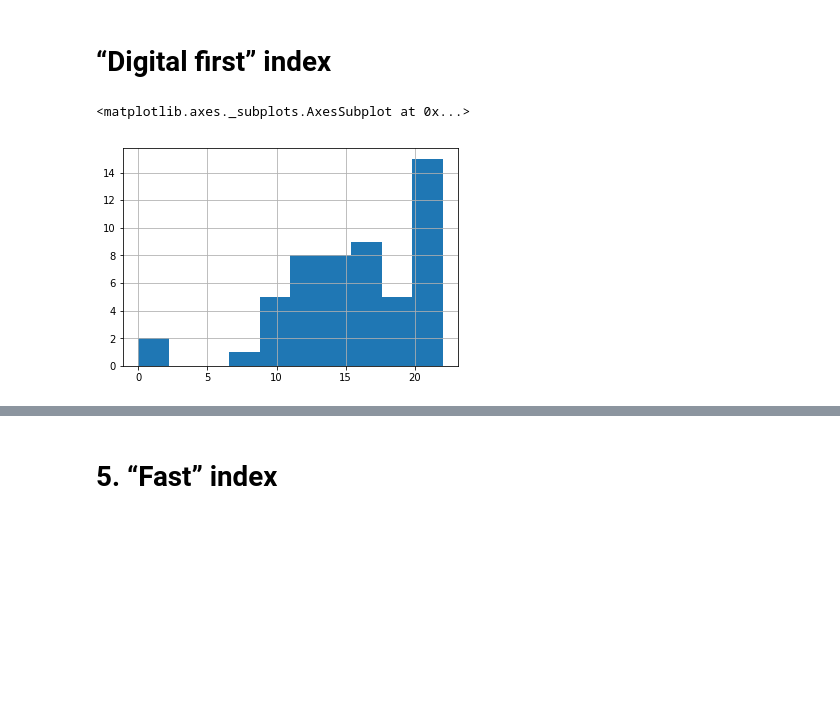
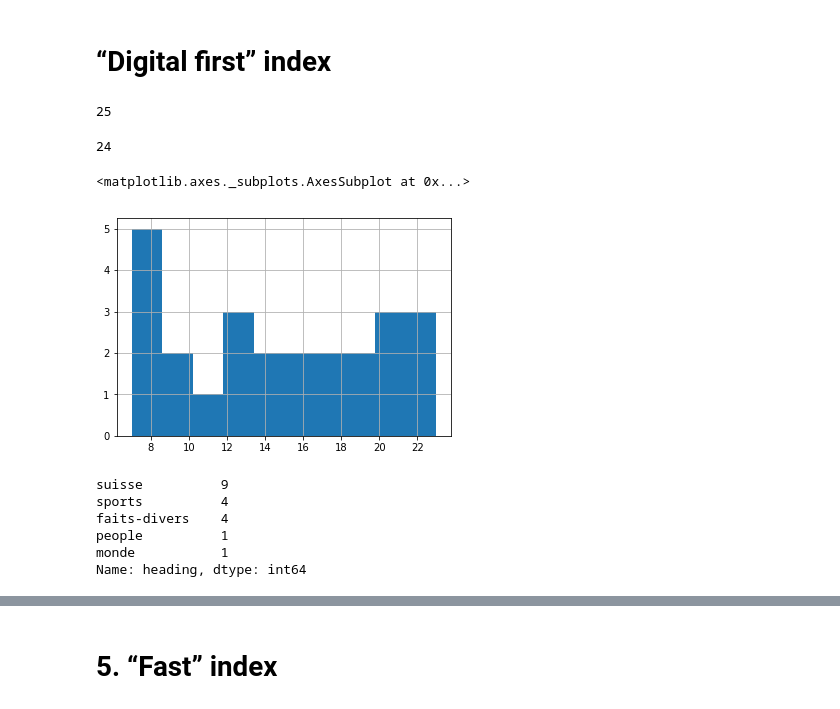
Before and after one commit to palrogg/quel-media-indices, a Jupyter notebook: main_metrics.ipynb, the cells around one changed output, grey strips where cells are left out. Saved outputs shown, nothing was run; the diff lists cells and outputs as text; code cells hidden in the pictures; blank space fills up the shorter version.

```diff
--- a/main_metrics.ipynb
+++ b/main_metrics.ipynb
@@ -219,8 +227,0 @@ def getHeading(_media_id, _link):
-# %%
-df['heading'] = ''
-for i, row in df.iterrows():
-    if row['media_id'] != 33: # Le Courrier: manuel
-        df.at[i, 'heading'] = getHeading(row['media_id'], row['link'])
-    else:
-        # These headings get fixed right below
-        print('C', end='')
@@ -234,19 +227,0 @@ We’ll get 14 missing headings for “Le Courrier”
-# %%
-for i, row in df[df['media_id'] == 33].iterrows():
-    print(row['absolute_url'])
-    ua_headers = {'User-Agent': 'Quel-media-bot (+https://www.quel-media.com/about.html#robot)'}
-    response = requests.get(row['absolute_url'], headers=ua_headers)
-    if not response:
-        print('Error loading', row['absolute_url'])
-    elif response.status_code != 200:
-        print('Error {} when loading {}'.format( response.status_code, row['url'] ) )
-    doc = BeautifulSoup(response.content, 'html.parser')
-    tags = doc.select('.c-Article-theme .c-Article-breadcrumb-tagsLink')
-    print(tags)
-    if len(tags) > 0:
-        tag = tags[0]
-        print(tag.string, tag.get('href'))
-        df.at[i, 'heading'] = tag.string
-    else:
-        print('No tag found')
-    print()
@@ -296,6 +239,9 @@ sevenAM.strftime('%H:%M'), elevenPM.strftime('%H:%M')
 # %%
 df['minutes_day'] = 0
 # %%
+# NB changer pour >= et mettre la fin à 23h00?
+# Actuellement: fausse les résultats pour un papier publié p.ex. de 23h30 à minuit -> à 23h
+
 sevenAM = datetime.time(7, 0)
 elevenPM = datetime.time(23, 0)
 
@@ -310,7 +256,7 @@ for i, row in df.iterrows():
         startTime = elevenPM
     if endTime.hour < 7:
         endTime = sevenAM
-    elif endTime.hour > 23:
+    elif endTime.hour >= 23:
         endTime = elevenPM
 
     startDate = datetime.datetime.combine(row['time_start'].date(), startTime)
@@ -479,0 +430,2 @@ heading_times['heading'] = heading_times.index
+# %%
+df['heading'].fillna('', inplace=True)
@@ -528,10 +531,18 @@ International
 # %%
 %matplotlib inline
 import matplotlib.pyplot as plt
+# %%
+len(df[(df['media_id'] == 19) & (df['editor'] == 1)])
+# %% [output]
+25
+# %%
+len(df[(df['media_id'] == 25) & (df['editor'] == 1)])
+# %% [output]
+24
 # %%
 # Tribune de Genève
-group = df[(df['media_id'] == 19) & (df['editor'] != 1)]
+group = df[(df['media_id'] == 19) & (df['editor'] == 1)]
 group['time_start'].dt.hour.hist()
 # %% [output]
 <matplotlib.axes._subplots.AxesSubplot at 0x...>
-[figure, old version]
+[figure, new version]
@@ -537,0 +551,9 @@ group['time_start'].dt.hour.hist()
+# %%
+df[(df['media_id'] == 25) & (df['editor'] == 1) & (df['time_start'].dt.hour < 16)]['heading'].value_counts()
+# %% [output]
+suisse          9
+sports          4
+faits-divers    4
+people          1
+monde           1
+Name: heading, dtype: int64
```
Also changed, not shown: parts of 50 cells of this notebook, 6 other files.
